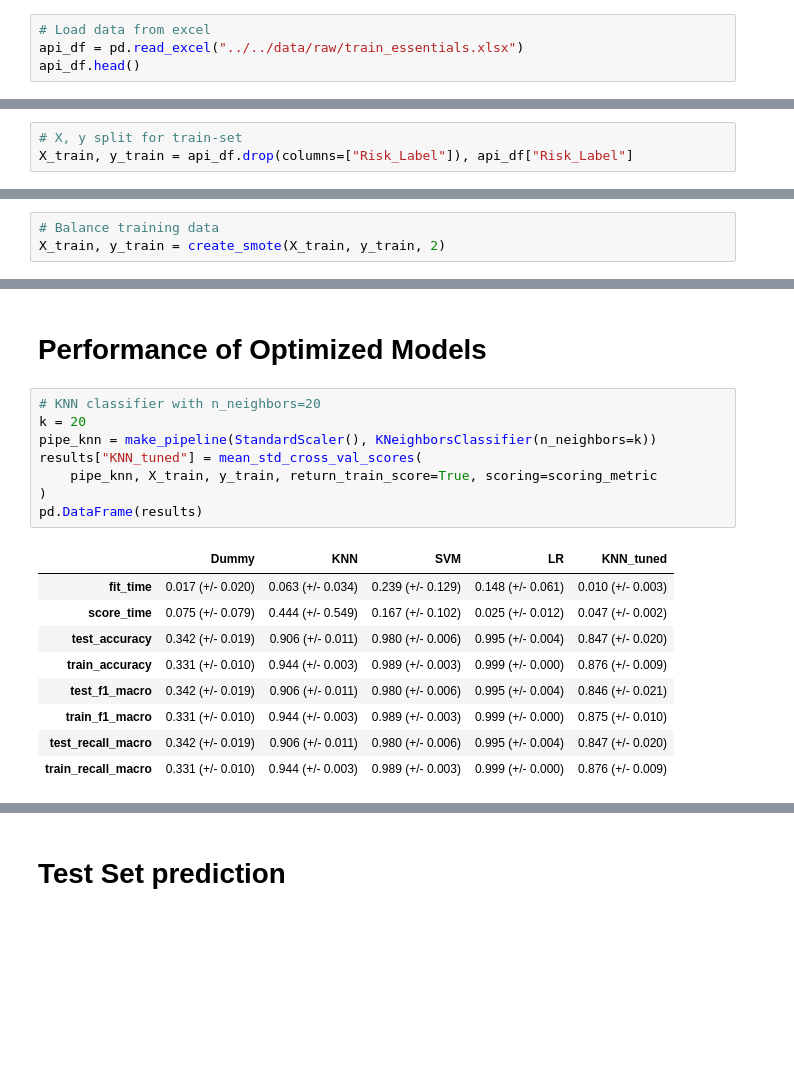
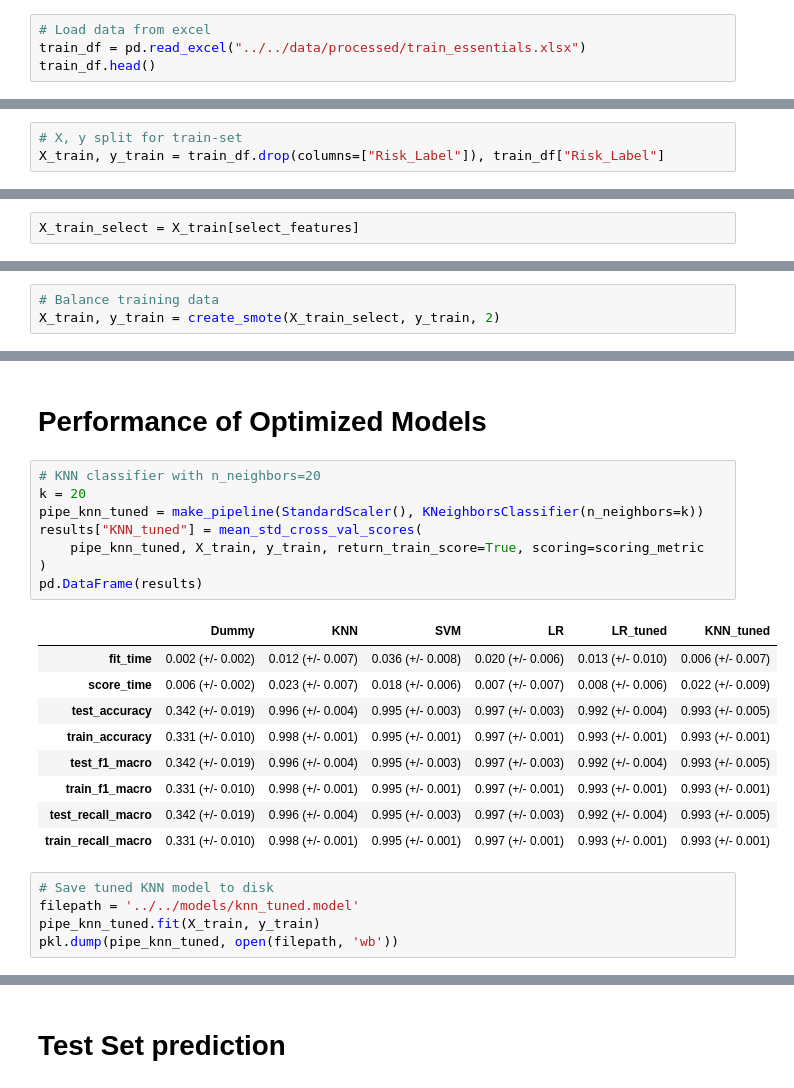
Before and after one commit to teejlab/API-Risk-Assessment-Framework, a Jupyter notebook: notebooks/ml/logisticregression_knn_svn.ipynb, the cells around one changed output, grey strips where cells are left out. Saved outputs shown, nothing was run; the diff lists cells and outputs as text; blank space fills up the shorter version.

Commit message:
refactor: read list of selected features

```diff
--- a/notebooks/ml/logisticregression_knn_svn.ipynb
+++ b/notebooks/ml/logisticregression_knn_svn.ipynb
@@ -23,7 +28,7 @@ from imblearn.over_sampling import SMOTE
 # %%
 # Load data from excel
-api_df = pd.read_excel("../../data/raw/train_essentials.xlsx")
-api_df.head()
+train_df = pd.read_excel("../../data/processed/train_essentials.xlsx")
+train_df.head()
 # %% [output]
 |  | is_pii | is_fii | NRI score | authentication_processed | usage_base_processed | AI & Data Science | ... |
 | 0 | True | False | 77.850013 | 0 | 2 | 0 | ... |
@@ -38,4 +43,4 @@ api_df.shape
 (1316, 53)
 # %%
 # X, y split for train-set
-X_train, y_train = api_df.drop(columns=["Risk_Label"]), api_df["Risk_Label"]
+X_train, y_train = train_df.drop(columns=["Risk_Label"]), train_df["Risk_Label"]
@@ -46,3 +47,5 @@ X_test, y_test = test_df.drop(columns=["Risk_Label"]), test_df["Risk_Label"]
+# %%
+X_train_select = X_train[select_features]
 # %%
 y_train.value_counts()
 # %% [output]
@@ -58,7 +61,7 @@ def create_smote(X, y, k_neighbors):
     return X, y
 # %%
 # Balance training data
-X_train, y_train = create_smote(X_train, y_train, 2)
+X_train, y_train = create_smote(X_train_select, y_train, 2)
 # %% [markdown]
 # Helper Code
 # %%
@@ -235,21 +238,26 @@ results_df.head(20)
 # %%
 # KNN classifier with n_neighbors=20
 k = 20
-pipe_knn = make_pipeline(StandardScaler(), KNeighborsClassifier(n_neighbors=k))
+pipe_knn_tuned = make_pipeline(StandardScaler(), KNeighborsClassifier(n_neighbors=k))
 results["KNN_tuned"] = mean_std_cross_val_scores(
-    pipe_knn, X_train, y_train, return_train_score=True, scoring=scoring_metric
+    pipe_knn_tuned, X_train, y_train, return_train_score=True, scoring=scoring_metric
 )
 pd.DataFrame(results)
 # %% [output]
-|  | Dummy | KNN | SVM | LR | KNN_tuned |
-| fit_time | 0.017 (+/- 0.020) | 0.063 (+/- 0.034) | 0.239 (+/- 0.129) | 0.148 (+/- 0.061) | 0.010 (+/- 0.003) |
-| score_time | 0.075 (+/- 0.079) | 0.444 (+/- 0.549) | 0.167 (+/- 0.102) | 0.025 (+/- 0.012) | 0.047 (+/- 0.002) |
-| test_accuracy | 0.342 (+/- 0.019) | 0.906 (+/- 0.011) | 0.980 (+/- 0.006) | 0.995 (+/- 0.004) | 0.847 (+/- 0.020) |
-| train_accuracy | 0.331 (+/- 0.010) | 0.944 (+/- 0.003) | 0.989 (+/- 0.003) | 0.999 (+/- 0.000) | 0.876 (+/- 0.009) |
-| test_f1_macro | 0.342 (+/- 0.019) | 0.906 (+/- 0.011) | 0.980 (+/- 0.006) | 0.995 (+/- 0.004) | 0.846 (+/- 0.021) |
-| train_f1_macro | 0.331 (+/- 0.010) | 0.944 (+/- 0.003) | 0.989 (+/- 0.003) | 0.999 (+/- 0.000) | 0.875 (+/- 0.010) |
-| test_recall_macro | 0.342 (+/- 0.019) | 0.906 (+/- 0.011) | 0.980 (+/- 0.006) | 0.995 (+/- 0.004) | 0.847 (+/- 0.020) |
-| train_recall_macro | 0.331 (+/- 0.010) | 0.944 (+/- 0.003) | 0.989 (+/- 0.003) | 0.999 (+/- 0.000) | 0.876 (+/- 0.009) |
+|  | Dummy | KNN | SVM | LR | LR_tuned | KNN_tuned |
+| fit_time | 0.002 (+/- 0.002) | 0.012 (+/- 0.007) | 0.036 (+/- 0.008) | 0.020 (+/- 0.006) | 0.013 (+/- 0.010) | 0.006 (+/- 0.007) |
+| score_time | 0.006 (+/- 0.002) | 0.023 (+/- 0.007) | 0.018 (+/- 0.006) | 0.007 (+/- 0.007) | 0.008 (+/- 0.006) | 0.022 (+/- 0.009) |
+| test_accuracy | 0.342 (+/- 0.019) | 0.996 (+/- 0.004) | 0.995 (+/- 0.003) | 0.997 (+/- 0.003) | 0.992 (+/- 0.004) | 0.993 (+/- 0.005) |
+| train_accuracy | 0.331 (+/- 0.010) | 0.998 (+/- 0.001) | 0.995 (+/- 0.001) | 0.997 (+/- 0.001) | 0.993 (+/- 0.001) | 0.993 (+/- 0.001) |
+| test_f1_macro | 0.342 (+/- 0.019) | 0.996 (+/- 0.004) | 0.995 (+/- 0.003) | 0.997 (+/- 0.003) | 0.992 (+/- 0.004) | 0.993 (+/- 0.005) |
+| train_f1_macro | 0.331 (+/- 0.010) | 0.998 (+/- 0.001) | 0.995 (+/- 0.001) | 0.997 (+/- 0.001) | 0.993 (+/- 0.001) | 0.993 (+/- 0.001) |
+| test_recall_macro | 0.342 (+/- 0.019) | 0.996 (+/- 0.004) | 0.995 (+/- 0.003) | 0.997 (+/- 0.003) | 0.992 (+/- 0.004) | 0.993 (+/- 0.005) |
+| train_recall_macro | 0.331 (+/- 0.010) | 0.998 (+/- 0.001) | 0.995 (+/- 0.001) | 0.997 (+/- 0.001) | 0.993 (+/- 0.001) | 0.993 (+/- 0.001) |
+# %%
+# Save tuned KNN model to disk
+filepath = '../../models/knn_tuned.model'
+pipe_knn_tuned.fit(X_train, y_train)
+pkl.dump(pipe_knn_tuned, open(filepath, 'wb'))
 # %%
 # Logistic Regression Classifier Model
 pipe_lr_tuned = make_pipeline(StandardScaler(), LogisticRegression(C=100.0, solver='liblinear'))
```
Also changed, not shown: parts of 17 cells of this notebook.
